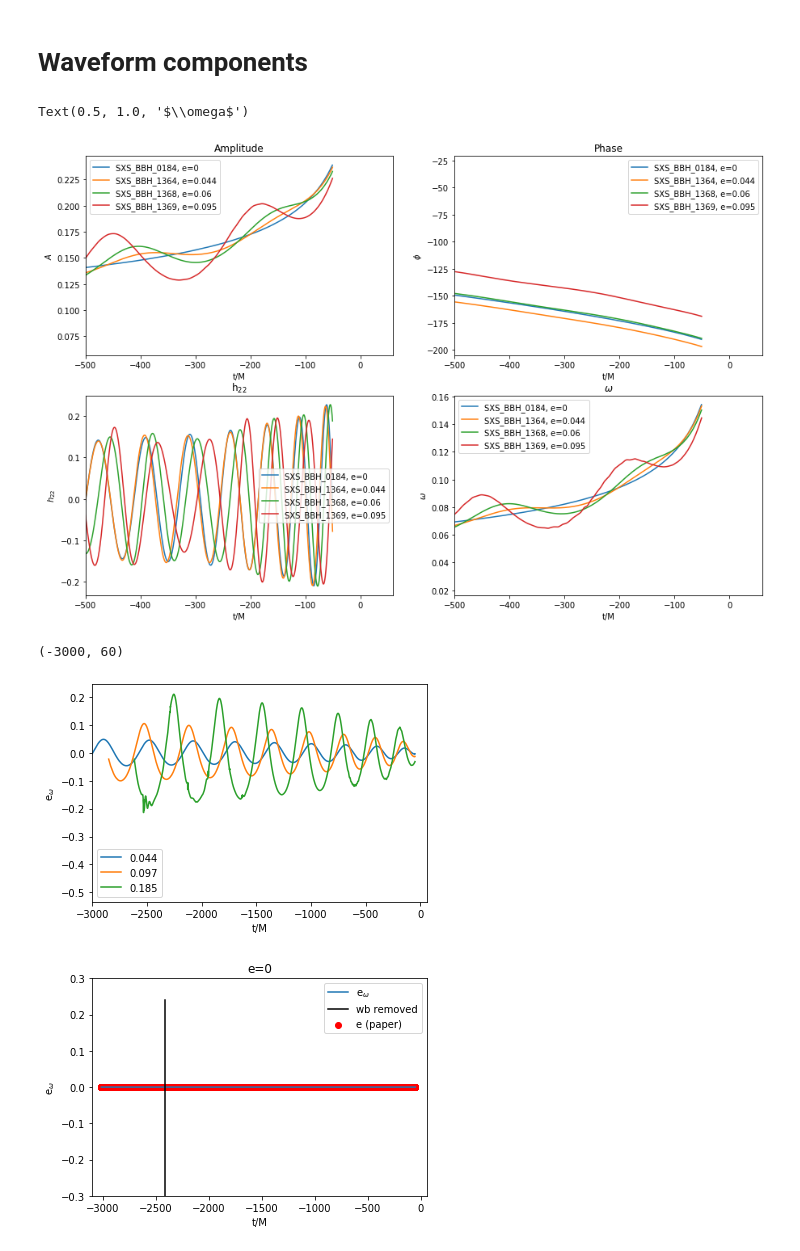
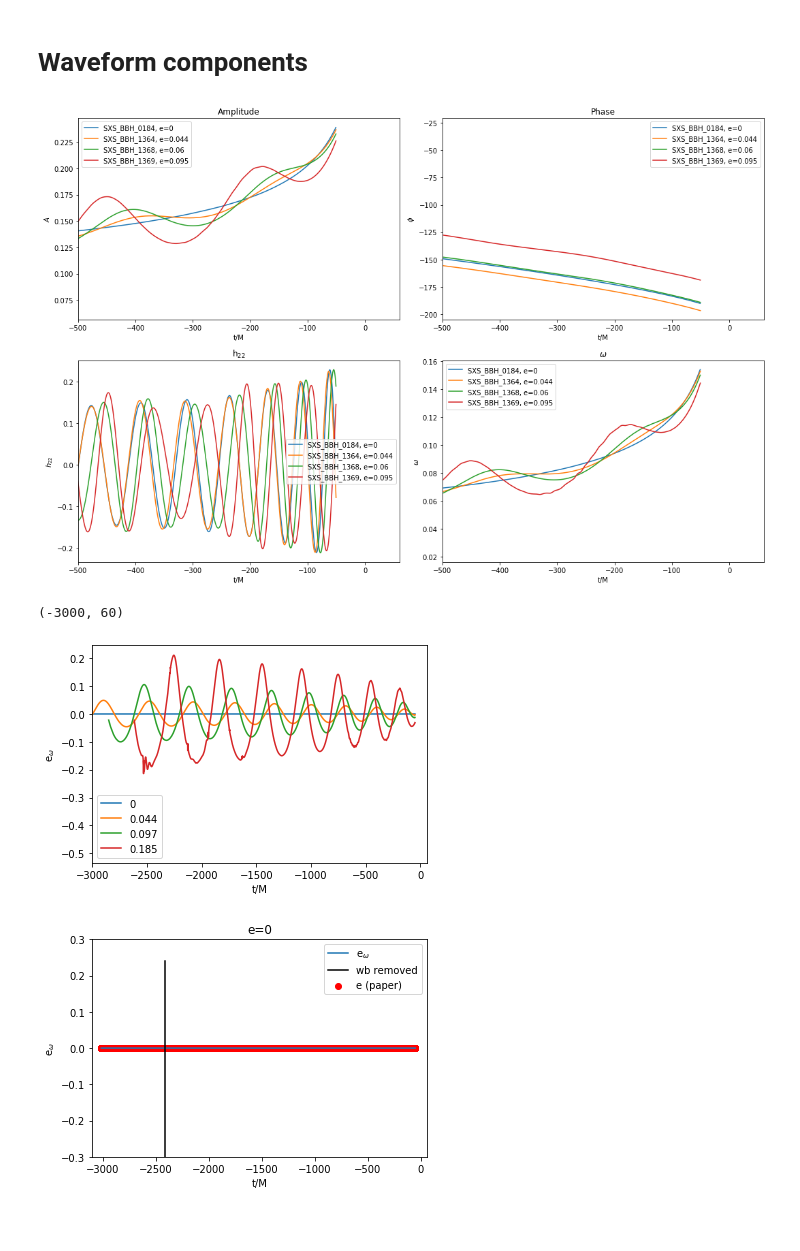
Before and after one commit to Yoshinta/pyrex, a Jupyter notebook: example/measure_ecc_pyrex.ipynb, the cells around one changed output. Drawn from its saved outputs; the diff is of its cells as text; code cells hidden in the pictures; blank space fills up the shorter version.

```diff
--- a/example/measure_ecc_pyrex.ipynb
+++ b/example/measure_ecc_pyrex.ipynb
@@ -37,45 +40,48 @@ plt.xlim(-500,60)
 plt.legend()
 plt.title('Amplitude')
 
 plt.subplot(222)
 for i in range(len(train_e_comm2)):
     plt.plot(train_q2.time[i],train_q2.phase[i],label=train_q2.names[i]+str(', e=')+str(e_comm2[i]))
     plt.xlabel('t/M')
     plt.ylabel('$\phi$')
 plt.xlim(-500,60)
 plt.legend()
 plt.title('Phase')
 
 plt.subplot(223)
 for i in range(len(train_e_comm2)):
     plt.plot(train_q2.time[i],train_q2.h22[i],label=train_q2.names[i]+str(', e=')+str(e_comm2[i]))
     plt.xlabel('t/M')
     plt.ylabel('$h_{22}$')
 plt.xlim(-500,60)
 plt.legend()
 plt.title('h$_{22}$')
 
 plt.subplot(224)
 for i in range(len(train_e_comm2)):
     plt.plot(train_q2.time[i],train_q2.omega[i],label=train_q2.names[i]+str(', e=')+str(e_comm2[i]))
     plt.xlabel('t/M')
     plt.ylabel('$\omega$')
 plt.xlim(-500,60)
 plt.legend()
 plt.title('$\omega$')
+plt.tight_layout()
+#plt.savefig('../../fig/train_nr.pdf')
 # %% [output]
-Text(0.5, 1.0, '$\\omega$')
-[figure, old version]
+[figure, new version]
 # %%
-train_q2.compute_e_from_omega()
+train_q2.compute_e_from_omega(train_q2.time[0],train_q2.omega[0],train_q2.h22[0])
+#plt.subplots(figsize=(11,6))
 for i in range(len(train_name2)):
-    if i>0:
-        plt.plot(train_q2.time[i],train_q2.e_omega[i],label=train_e_comm2[i])
-        plt.xlabel('t/M')
-        plt.ylabel('e$_\omega$')
-        plt.legend()
+    plt.plot(train_q2.time[i],train_q2.e_omega[i],label=train_e_comm2[i])
+    plt.xlabel('t/M')
+    plt.ylabel('e$_\omega$')
+    plt.legend()
 plt.xlim(-3000,60)
+#plt.tight_layout()
+#plt.savefig('../../fig/e_omega_full.pdf')
 # %% [output]
 (-3000, 60)
-[figure, old version]
+[figure, new version]
 # %%
```
Also changed, not shown: parts of 42 cells of this notebook, 7 other files.
